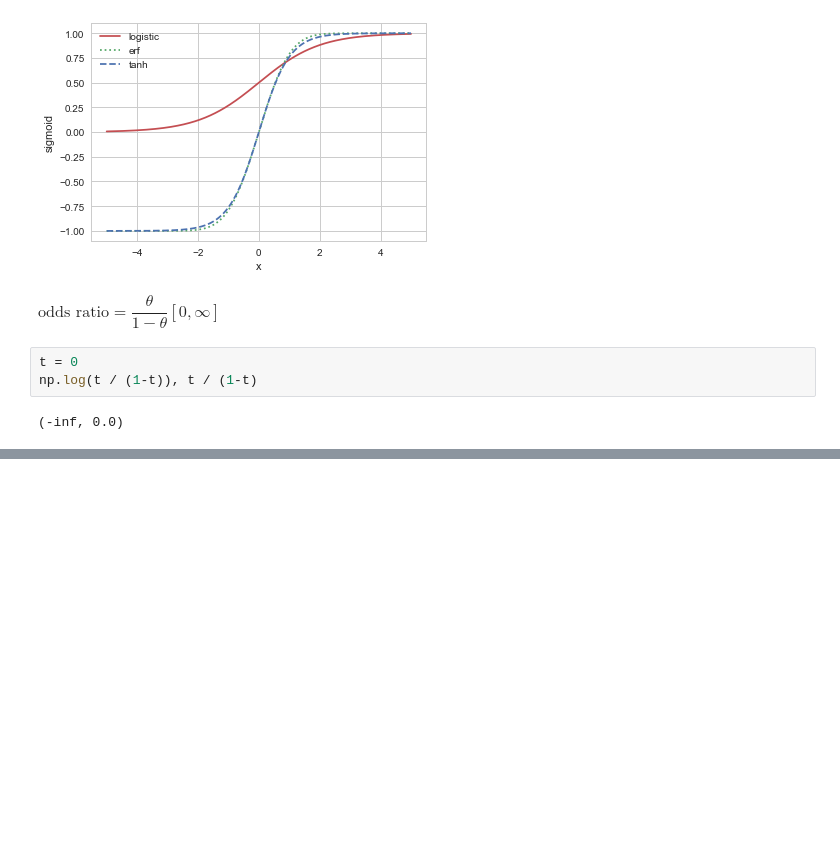
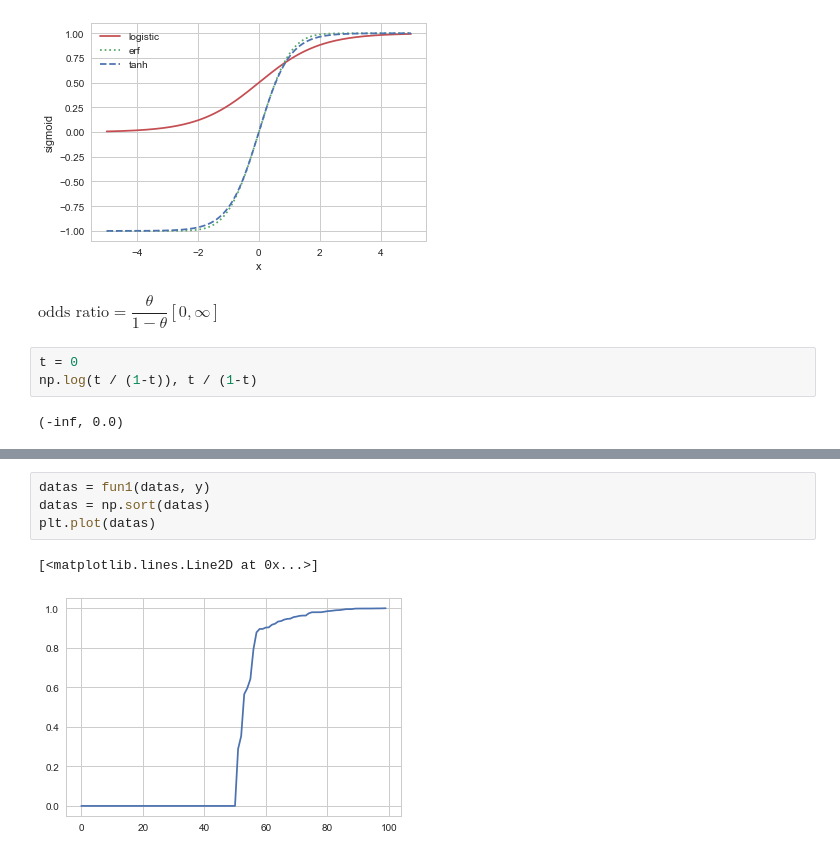
Before and after one commit to dooyeoung/study, a Jupyter notebook: regression_logistic/Untitled.ipynb, the cells around one changed output, grey strips where cells are left out. Drawn from its saved outputs; the diff is of its cells as text; blank space fills up the shorter version.

```diff
--- a/regression_logistic/Untitled.ipynb
+++ b/regression_logistic/Untitled.ipynb
@@ -23,0 +88,7 @@ np.log(t / (1-t)), t / (1-t)
+# %%
+datas = fun1(datas, y)
+datas = np.sort(datas)
+plt.plot(datas)
+# %% [output]
+[<matplotlib.lines.Line2D at 0x...>]
+[figure, added]
```
Also changed, not shown: parts of 81 cells of this notebook, 14 other files.
